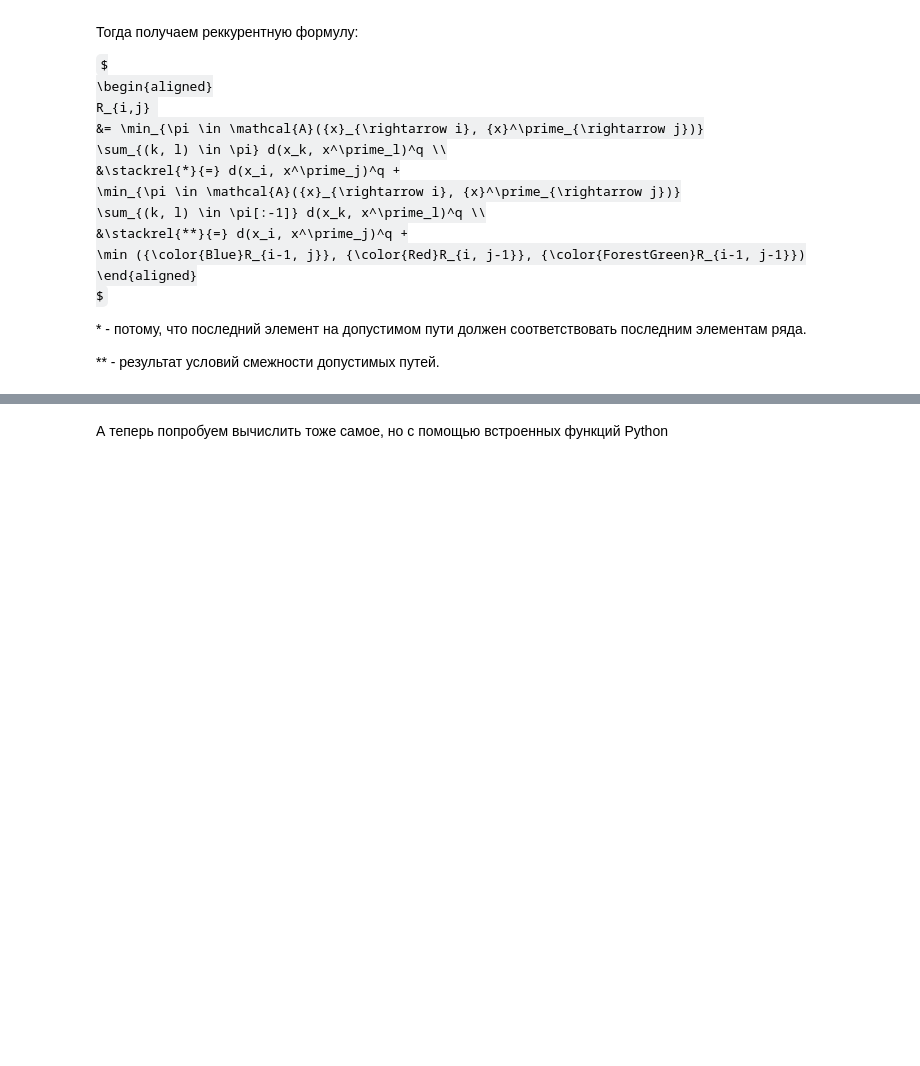
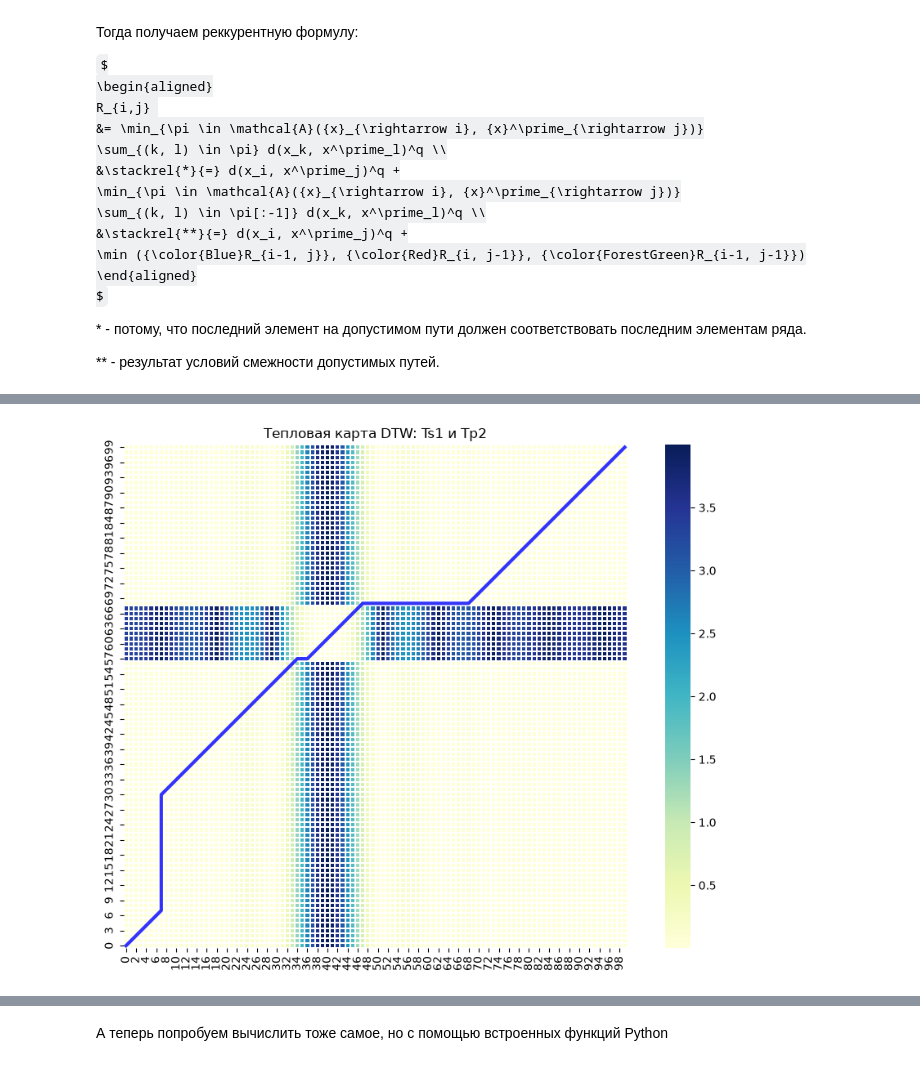
Before and after one commit to Dream-Prodigy/My-project, a Jupyter notebook: practice_8/practice8.ipynb, the cells around one changed output, grey strips where cells are left out. Cells and saved outputs as stored; diff of their text form; code cells hidden in the pictures; some formulas as TeX source; blank space fills up the shorter version.

```diff
--- a/practice_8/practice8.ipynb
+++ b/practice_8/practice8.ipynb
@@ -277,2 +333,34 @@ Ts1 и Ts3 = 0.001368506439666829     Ts1 и Tp1 = 0.04829571536730088
+# %%
+import seaborn as sbn
+import matplotlib.pyplot as plt
+
+# 1. Задаем ряды для сравнения (Ts1 и Tp2)
+x_ts1 = np.abs(tseries_list["Ts1"])
+x_tp2 = np.abs(tseries_list["Tp2"])
+
+# 2. Получаем матрицу расстояний для отрисовки
+cost_matrix = distance_matrix(x_ts1, x_tp2, q=2)
+
+# 3. Получаем DTW путь
+_, warp_path = DTW(x_ts1, x_tp2, q=2, isDTW=True)
+
+# 4. Отрисовка тепловой карты
+fig, ax = plt.subplots(figsize=(12, 8))
+ax = sbn.heatmap(cost_matrix, square=True, linewidths=0.1, cmap="YlGnBu", ax=ax)
+ax.invert_yaxis()
+
+# 5. Отрисовка пути (наша функция возвращает (y, x), поэтому меняем индексы)
+path_x = [p[1] for p in warp_path]
+path_y = [p[0] for p in warp_path]
+
+# Align the path from the center of each cell
+path_xx = [x + 0.5 for x in path_x]
+path_yy = [y + 0.5 for y in path_y]
+
+ax.plot(path_xx, path_yy, color='blue', linewidth=3, alpha=0.8)
+plt.title('Тепловая карта DTW: Ts1 и Tp2')
+plt.show()
+# %% [output]
+[figure, added]
 # %%
 import seaborn as sbn
```
Also changed, not shown: parts of 24 cells of this notebook.
